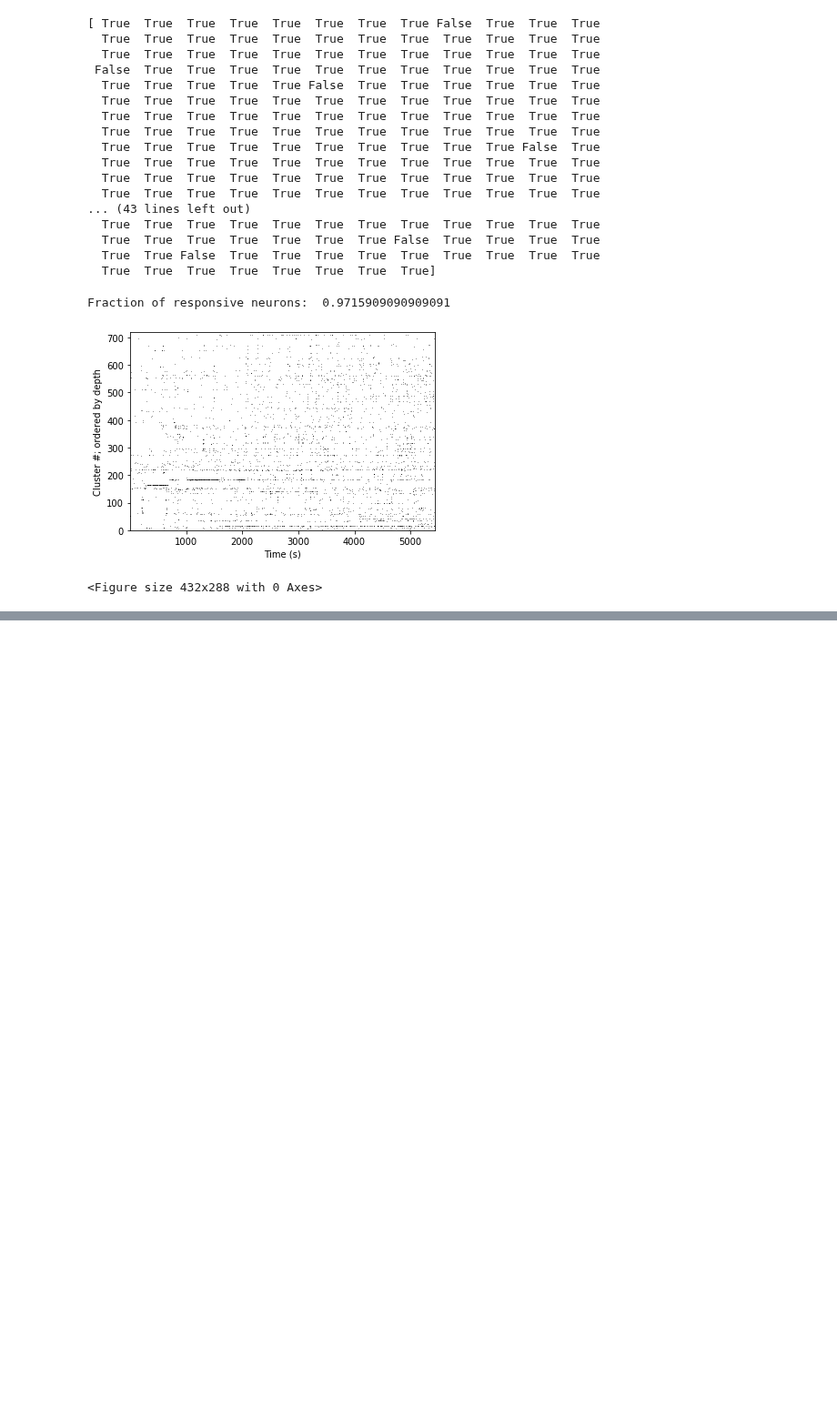
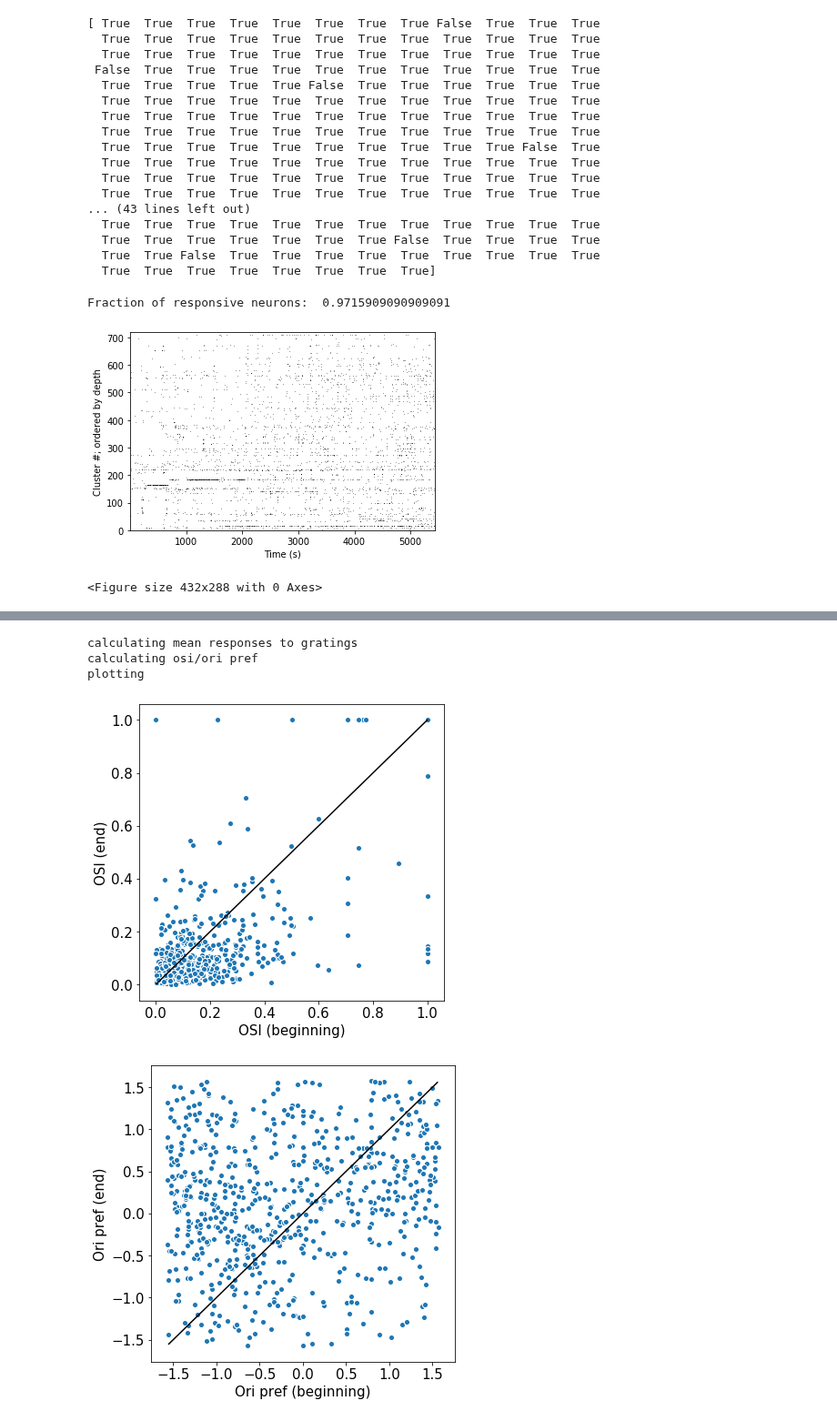
Before and after one commit to int-brain-lab/analysis, a Jupyter notebook: v1_protocol/example_plotting.ipynb, the cells around one changed output, grey strips where cells are left out. Shown at 91% size. Saved outputs shown, nothing was run; the diff lists cells and outputs as text; code cells hidden in the pictures; blank space fills up the shorter version.

```diff
--- a/v1_protocol/example_plotting.ipynb
+++ b/v1_protocol/example_plotting.ipynb
@@ -669,0 +786,49 @@ computing receptive field areas...done
+# %%
+# Compute direction or orientation selectivity index measure, as well as preferred direction/ori
+# OSI/DSI calculated as in Mazurek et al 2014:
+# https://www.ncbi.nlm.nih.gov/pmc/articles/PMC4123790/
+
+grating_times = {
+    'beg': gratings['odsgratings.times.00'],
+    'end': gratings['odsgratings.times.01']}
+grating_vals = {
+    'beg': gratings['odsgratings.stims.00'],
+    'end': gratings['odsgratings.stims.01']}
+
+
+print('calculating mean responses to gratings')
+# calculate mean responses to gratings
+epochs = ['beg', 'end']
+responses = {epoch: [] for epoch in epochs}
+for epoch in epochs:
+    responses[epoch] = bin_responses(
+        spikes.times, spikes.clusters, grating_times[epoch], grating_vals[epoch])
+responses_mean = {epoch: np.mean(responses[epoch], axis=2) for epoch in epochs}
+responses_se = {
+    epoch: np.std(responses[epoch], axis=2) / np.sqrt(responses[epoch].shape[2])
+    for epoch in responses.keys()}
+
+print('calculating osi/ori pref')
+# calculate osi/ori pref
+ori_pref = {epoch: [] for epoch in epochs}
+osi = {epoch: [] for epoch in epochs}
+for epoch in epochs:
+    osi[epoch], ori_pref[epoch] = compute_selectivity(
+        responses_mean[epoch], np.unique(grating_vals[epoch]), 'ori')
+
+print('plotting')
+# compare OSI at beginning/end of session
+fig0 = scatterplot(osi['beg'], osi['end'], 'OSI (beginning)', 'OSI (end)', id_line=True)
+
+# compare orientation preference at beginning/end of session
+fig1 = scatterplot(
+    ori_pref['beg'], ori_pref['end'], 'Ori pref (beginning)', 'Ori pref (end)', id_line=True)
+
+# cdf of orientation preference
+fig2 = plot_cdfs(ori_pref, 'Orientation preference')
+# %% [output]
+calculating mean responses to gratings
+calculating osi/ori pref
+plotting
+[figure, added]
+[figure, added]
```
Also changed, not shown: parts of 9 cells of this notebook.
